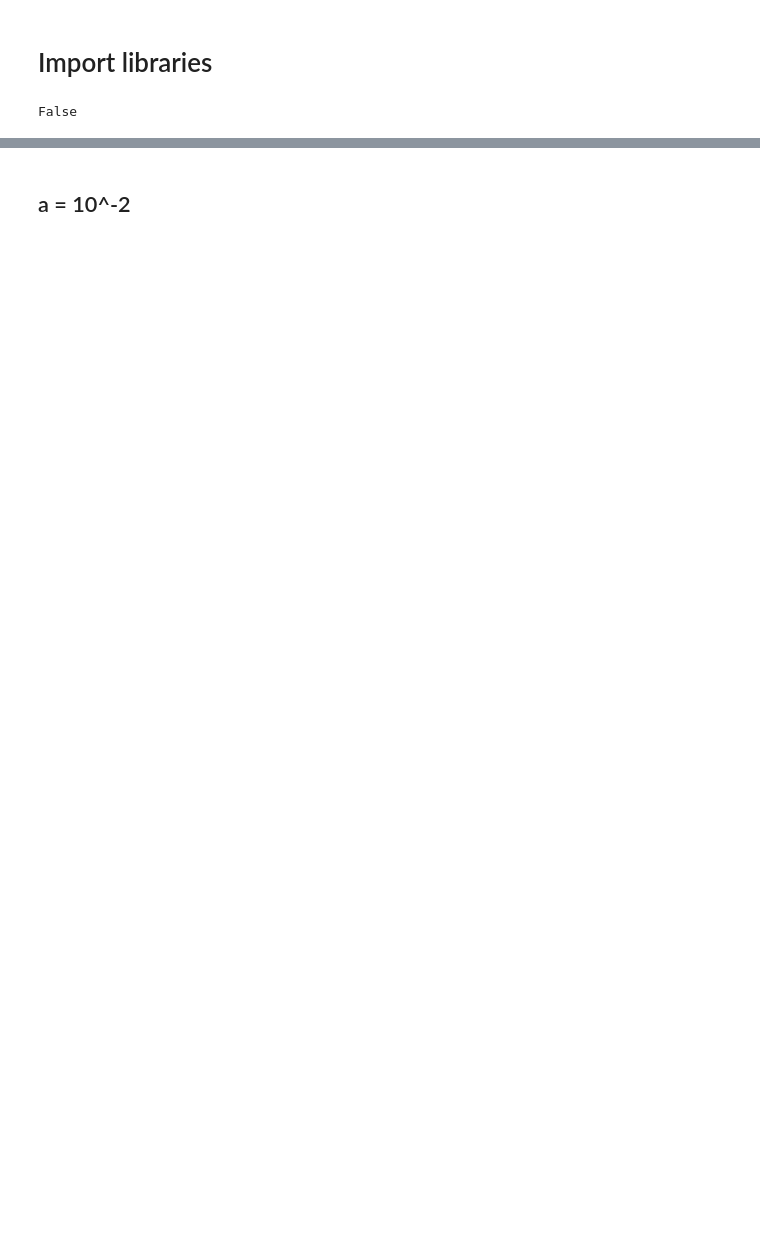
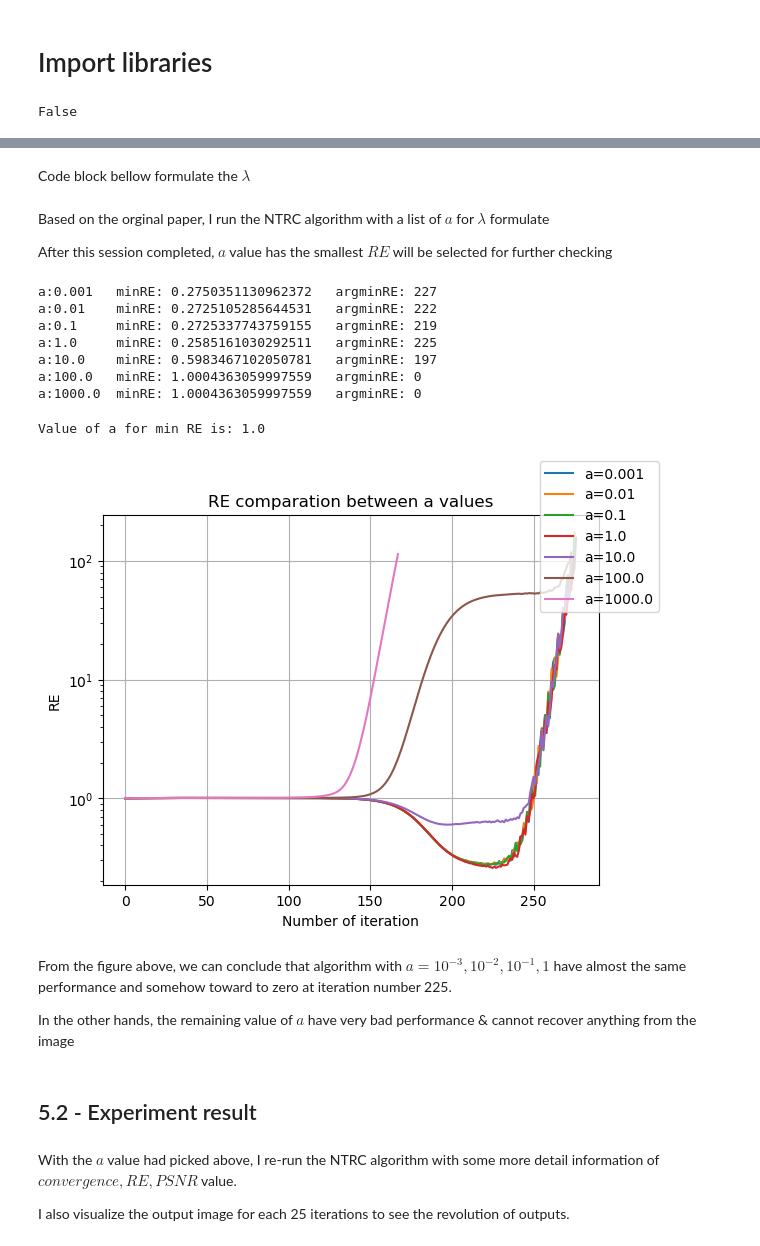
Before and after one commit to nhidang912/tensor_ntrc_algorithm, a Jupyter notebook: NTRC_imageTrial.ipynb, the cells around one changed output, grey strips where cells are left out. Cells and saved outputs as stored; diff of their text form; code cells hidden in the pictures; blank space fills up the shorter version.

Commit message:
Update comments & add some experiment result

```diff
--- a/NTRC_imageTrial.ipynb
+++ b/NTRC_imageTrial.ipynb
@@ -184,7 +212,6 @@ frobenius_norm = torch.norm(orginal_tensor3d, p='fro')
 sqrt_D = math.sqrt(512*512*3)
 s = ((0.25 * frobenius_norm) / sqrt_D).item()
 
-noisy_tensor3d = add_noise_uniformly(orginal_tensor3d, noise_std=s, sampling_ratio=0.5)
+noisy_tensor3d = add_noise_uniformly(orginal_tensor3d, noise_std=s, sampling_ratio=SR)
 noisy_tensor3d = mask_tensor(noisy_tensor3d, mask_ratio=1-SR)
 noisy_tensor5d = noisy_tensor3d.view(3, 16, 16, 32, 32)
-print(noisy_tensor5d.size())
@@ -319,3 +338,5 @@ tensor([[[[[ 0.0000,  0.0000,  0.0000,  ..., -0.0000, -0.0000, -0.0000],
+# %% [markdown]
+Code block bellow formulate the $\lambda$
 # %%
 def calculate_lamda(a, T_star=noisy_tensor5d, Tk=circular_unfold_tensors, SR=SR):
 
@@ -338,6 +359,58 @@ def calculate_lamda(a, T_star=noisy_tensor5d, Tk=circular_unfold_tensors, SR=SR)
     lambda_0 = sigma * np.sqrt(N * np.log(d_approx)/d_hat)
     lambda_ = a * lambda_0
     return lambda_.item()
-# %% [markdown]
-## a = 10^-2
+# %% [markdown]
+Based on the orginal paper, I run the NTRC algorithm with a list of $a$ for $\lambda$ formulate
+
+After this session completed, $a$ value has the smallest $RE$ will be selected for further checking
+# %%
+# lambda_ = calculate_lamda(1e-3, noisy_tensor5d)
+alist = [1e-3, 1e-2, 1e-1, 1e0, 1e1, 1e2, 1e3]
+re_list = []
+for a_ in alist:
+    T1, T_plt, convergence1, relative_error1, PSNR1 = NTRC_algorithm(ystar = orginal_tensor3d.view_as(noisy_tensor5d),
+                                                                    y = noisy_tensor5d, Xn= uniform_sampled_tensors,
+                                                                    T = reconstructed_tensor5d, Tk= circular_unfold_tensors,
+                                                                    K=K, lambda_=calculate_lamda(a_), alpha_k=alpha_k)
+    re_list.append(relative_error1)
+# %%
+fig1, plt1 = plt.subplots()
+a_min=0
+re_min = float('inf')
+for i,a_ in enumerate(alist):
+    re = re_list[i]
+    if min(re) < re_min:
+        a_min = a_
+        re_min = min(re)
+    print(f'a:{a_:<7} minRE: {min(re):<20} argminRE: {re.index(min(re))}')
+    plt1.plot(re, label=f'a={a_}')
+
+fig1.legend()
+plt1.grid(True)
+plt1.set_title('RE comparation between a values')
+plt1.set_yscale('log')
+plt1.set_xlabel('Number of iteration')
+plt1.set_ylabel('RE')
+fig1.show()
+print(f'Value of a for min RE is: {a_min}')
+# %% [output]
+a:0.001   minRE: 0.2750351130962372   argminRE: 227
+a:0.01    minRE: 0.2725105285644531   argminRE: 222
+a:0.1     minRE: 0.2725337743759155   argminRE: 219
+a:1.0     minRE: 0.2585161030292511   argminRE: 225
+a:10.0    minRE: 0.5983467102050781   argminRE: 197
+a:100.0   minRE: 1.0004363059997559   argminRE: 0
+a:1000.0  minRE: 1.0004363059997559   argminRE: 0
+Value of a for min RE is: 1.0
+[figure, added]
+# %% [markdown]
+From the figure above, we can conclude that algorithm with $a = 10^{-3}, 10^{-2}, 10^{-1}, 1$ have almost the same performance and somehow toward to zero at iteration number 225.
+
+In the other hands, the remaining value of $a$ have very bad performance & cannot recover anything from the image
+# %% [markdown]
+## 5.2 - Experiment result
+# %% [markdown]
+With the $a$ value had picked above, I re-run the NTRC algorithm with some more detail information of $convergence, RE, PSNR$ value.
+
+I also visualize the output image for each 25 iterations to see the revolution of outputs.
 # %%
```
Also changed, not shown: parts of 37 cells of this notebook.
